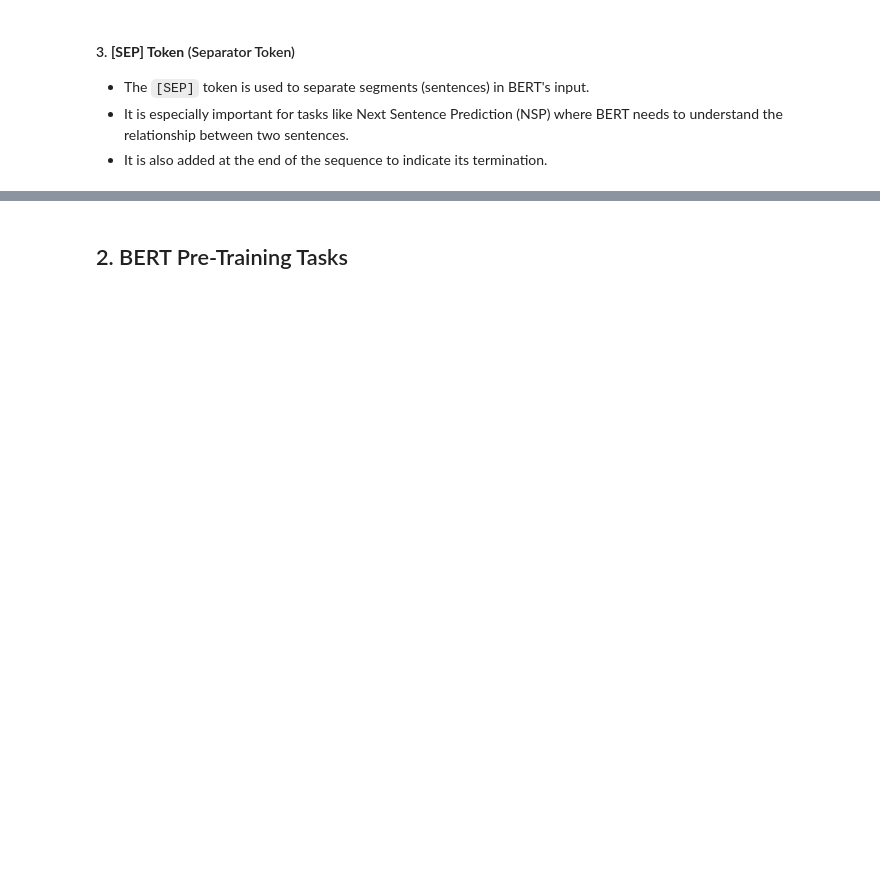
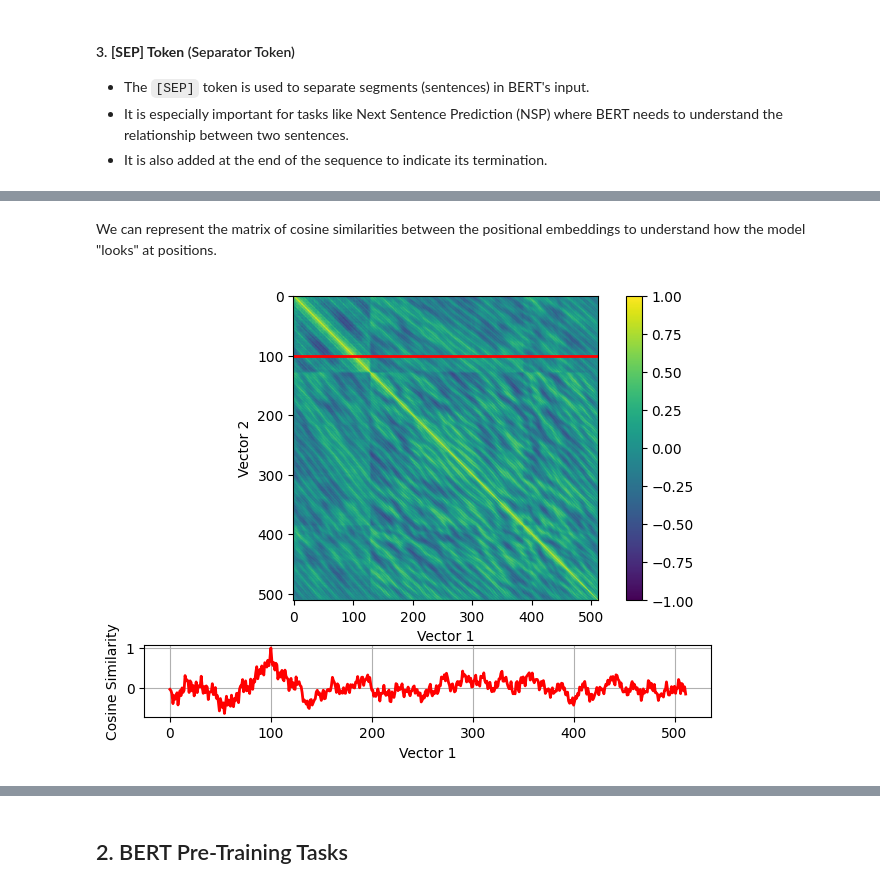
Before and after one commit to dbdmg/llm, a Jupyter notebook: lab03/solution-01-bert.ipynb, the cells around one changed output, grey strips where cells are left out. Drawn from its saved outputs; the diff is of its cells as text; code cells hidden in the pictures; blank space fills up the shorter version.

```diff
--- a/lab03/solution-01-bert.ipynb
+++ b/lab03/solution-01-bert.ipynb
@@ -154,36 +273,47 @@ There are two common approaches for implementing positional encodings:
   - The learned embeddings are limited to a maximum sequence length (e.g., 512 for BERT).
 
 BERT uses the second approach: **learned positional embeddings**. During the training process, BERT learns a set of positional vectors corresponding to token positions up to a maximum length (typically 512). These embeddings are added to the token embeddings to provide position information.
+# %% [markdown]
+We can represent the matrix of cosine similarities between the positional embeddings to understand how the model "looks" at positions.
 # %%
 import numpy as np
 import matplotlib.pyplot as plt
-import seaborn as sns
 from sklearn.metrics.pairwise import cosine_similarity
 from transformers import BertModel
 
 # Load pre-trained BERT model
 model_name = 'bert-base-uncased'
 model = BertModel.from_pretrained(model_name)
 
 # Position embeddings are stored in the embedding layer as 'position_embeddings.weight'
 positional_encodings = model.embeddings.position_embeddings.weight.detach().cpu().numpy()
 
 # Compute cosine similarity between positional encodings
 cosine_sim = cosine_similarity(positional_encodings)
 
+fig, ax = plt.subplot_mosaic("""
+AAA
+AAA
+AAA
+BBB""")
+
+plt.tight_layout()
+
 # Plot the cosine similarity heatmap
-plt.figure(figsize=(8, 6))
-sns.heatmap(cosine_sim, cmap='viridis', cbar=True, vmin=0)
-plt.title('Cosine Similarity between BERT Positional Encoding Vectors')
-plt.xlabel('Vector 1')
-plt.ylabel('Vector 2')
-plt.show()
+ax["A"].set_aspect('equal')
+cbar = ax["A"].imshow(cosine_sim, cmap='viridis', vmin=-1, vmax=1)
+ax["A"].set_xlabel('Vector 1')
+ax["A"].set_ylabel('Vector 2')
+ax["A"].axhline(100, c='r', lw=2)
+# add colorbar
+fig.colorbar(cbar, ax=ax["A"])
+
 
 # Plot the cosine similarity for a specific row
-plt.figure(figsize=(6, 4))
-plt.plot(cosine_sim[100], label='Cosine similarity of Vector 100')
-plt.xlabel('Vector 1')
-plt.ylabel('Cosine Similarity')
-plt.title('Cosine Similarity for BERT Positional Vector 100')
-plt.legend()
-plt.show()
+
+ax["B"].plot(cosine_sim[100], c='r', lw=2)
+ax["B"].set_xlabel('Vector 1')
+ax["B"].set_ylabel('Cosine Similarity')
+ax["B"].grid()
+# %% [output]
+[figure, added]
```
Also changed, not shown: parts of 63 cells of this notebook, 1 other file.
